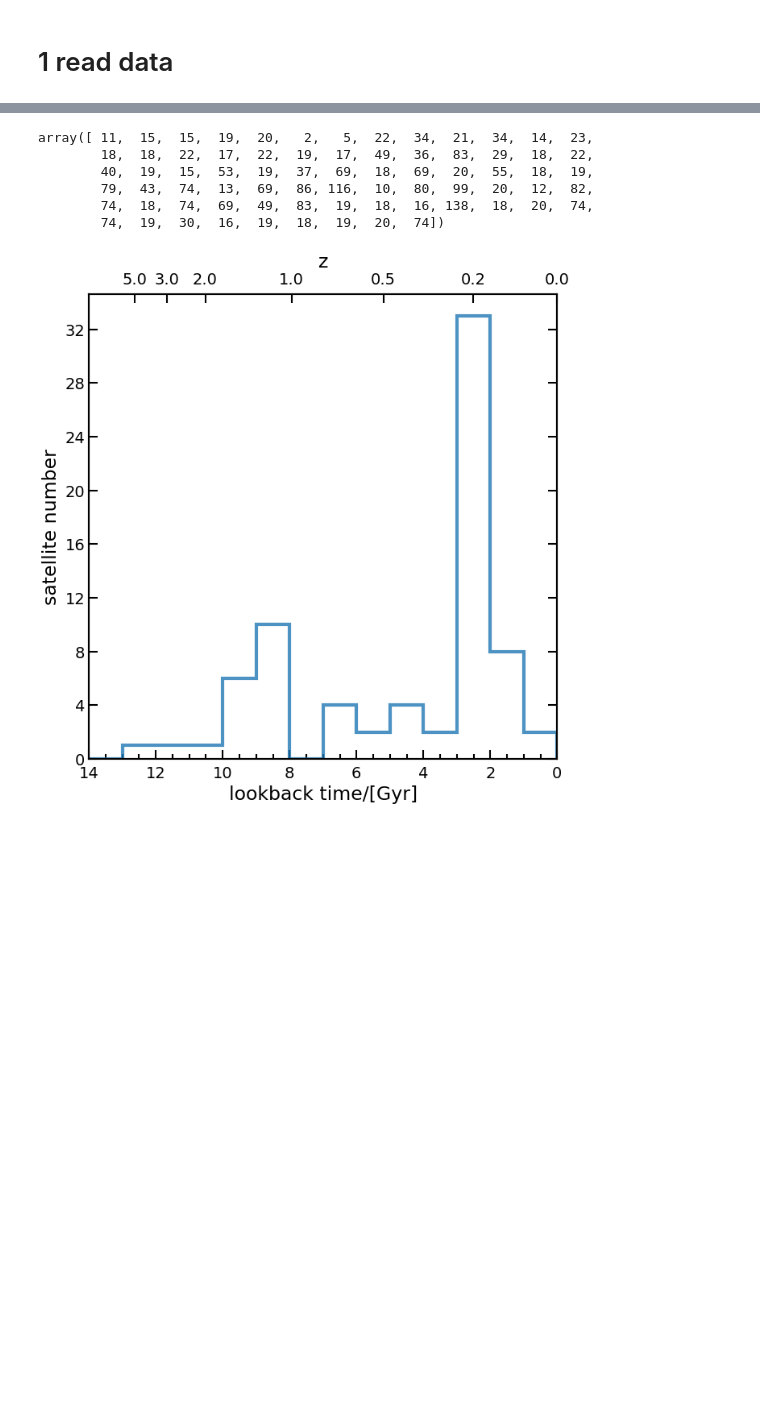
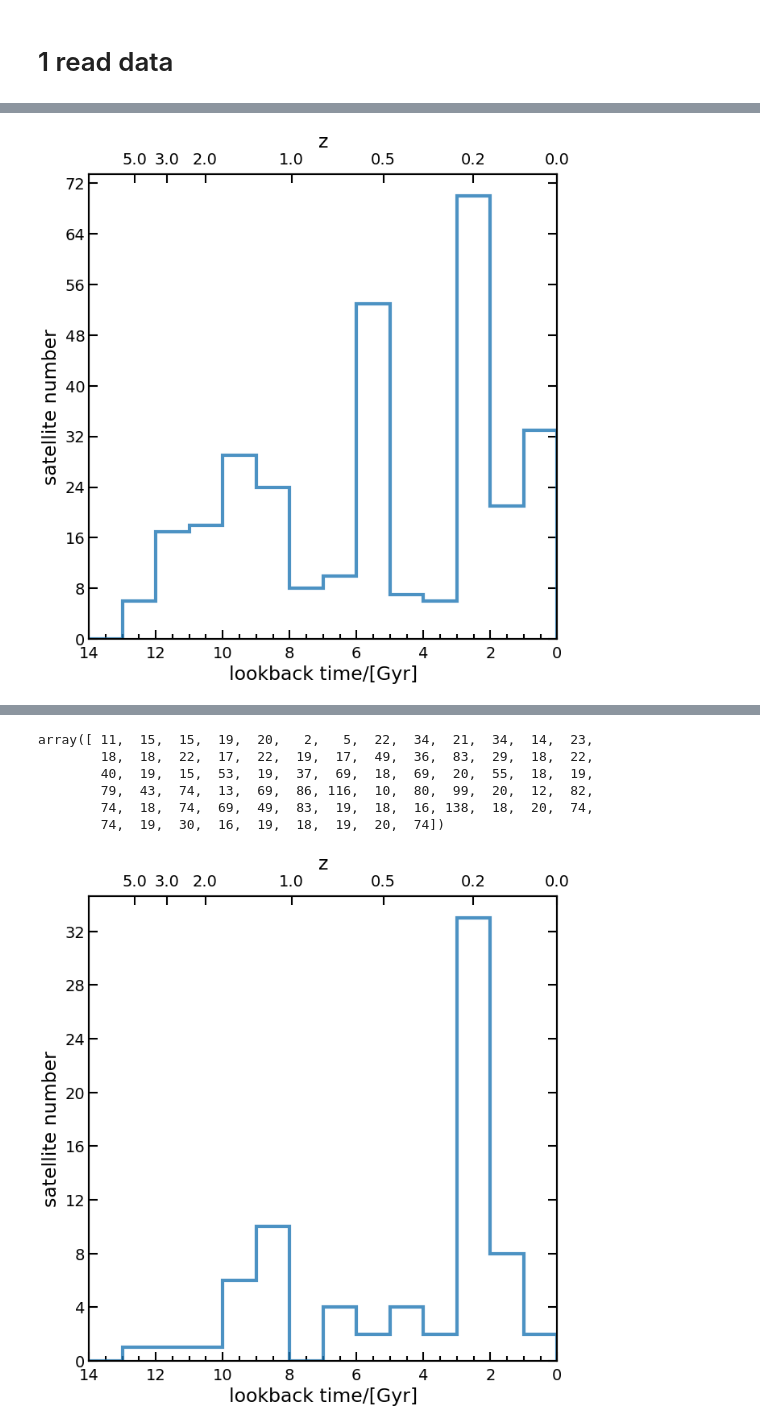
Before and after one commit to Jeremy-never-bite/Magpie_code, a Jupyter notebook: after_destruction/final_stack.ipynb, the cells around one changed output, grey strips where cells are left out. Cells and saved outputs as stored; diff of their text form; code cells hidden in the pictures; blank space fills up the shorter version.

```diff
--- a/after_destruction/final_stack.ipynb
+++ b/after_destruction/final_stack.ipynb
@@ -727,0 +529,4 @@ Top 11 rms= 20.115822937162108
+# %%
+draw_lbtime_PDF(np.concatenate(infall_index_stack), save=True, title="zcut7_infall_time_stack")
+# %% [output]
+[figure, added]
```
Also changed, not shown: parts of 30 cells of this notebook, 3 other files.
